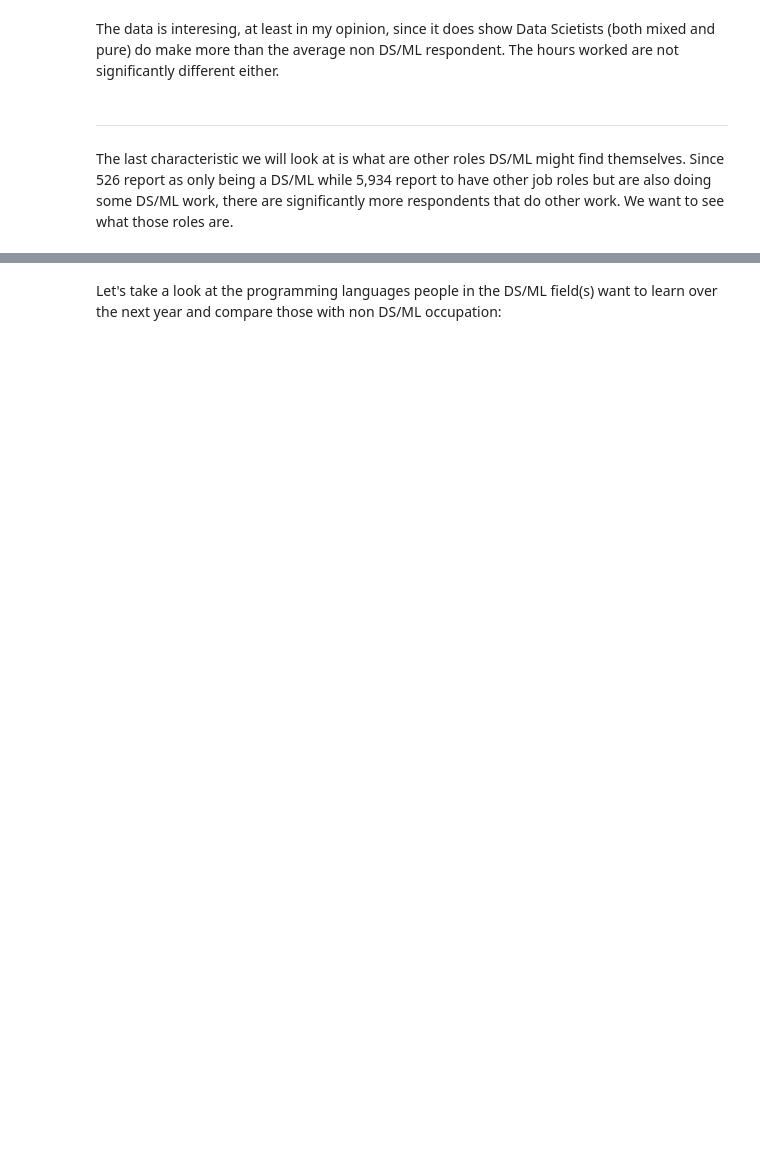
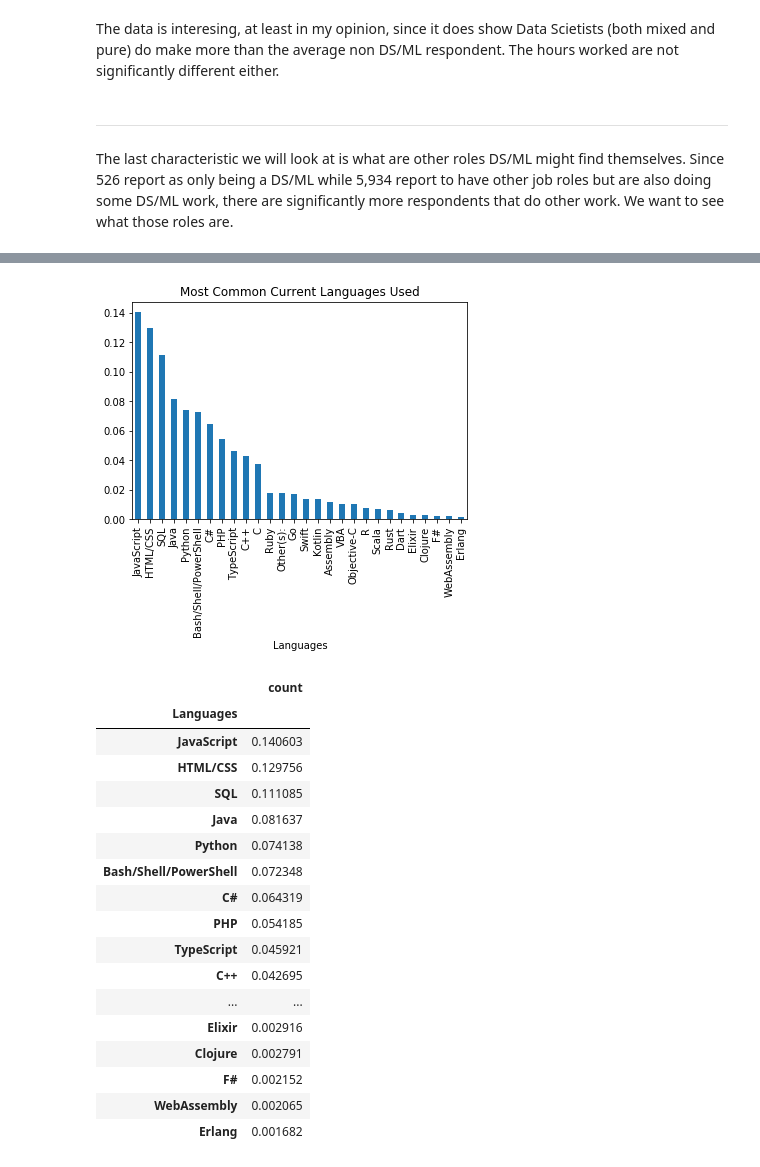
Before and after one commit to lilleboe/stackoverflow_research, a Jupyter notebook: research.ipynb, the cells around one changed output, grey strips where cells are left out. Drawn from its saved outputs; the diff is of its cells as text; code cells hidden in the pictures; blank space fills up the shorter version.

```diff
--- a/research.ipynb
+++ b/research.ipynb
@@ -235,6 +450,26 @@ props_df
 # %%
 # Non DS/ML role respondents
 list_values = count_lists(df_non_ds, col='LanguageWorkedWith', delim=';')
-props_df = clean_and_plot(df_non_ds, list_values, col='LanguageWorkedWith', title='Most Common Current Languages Used')
+props_df = clean_and_plot(df_non_ds, list_values, col='LanguageWorkedWith', title='Most Common Current Languages Used',
+                         xaxis='Languages')
+props_df
+# %% [output]
+[figure, added]
+|  | count |
+| Languages |  |
+| JavaScript | 0.140603 |
+| HTML/CSS | 0.129756 |
+| SQL | 0.111085 |
+| Java | 0.081637 |
+| Python | 0.074138 |
+| Bash/Shell/PowerShell | 0.072348 |
+| C# | 0.064319 |
+| PHP | 0.054185 |
+| TypeScript | 0.045921 |
+| C++ | 0.042695 |
+| ... | ... |
+| Elixir | 0.002916 |
+| Clojure | 0.002791 |
+| F# | 0.002152 |
+| WebAssembly | 0.002065 |
+| Erlang | 0.001682 |
-# %% [markdown]
-Let's take a look at the programming languages people in the DS/ML field(s) want to learn over the next year and compare those with non DS/ML occupation:
```
Also changed, not shown: parts of 48 cells of this notebook.
